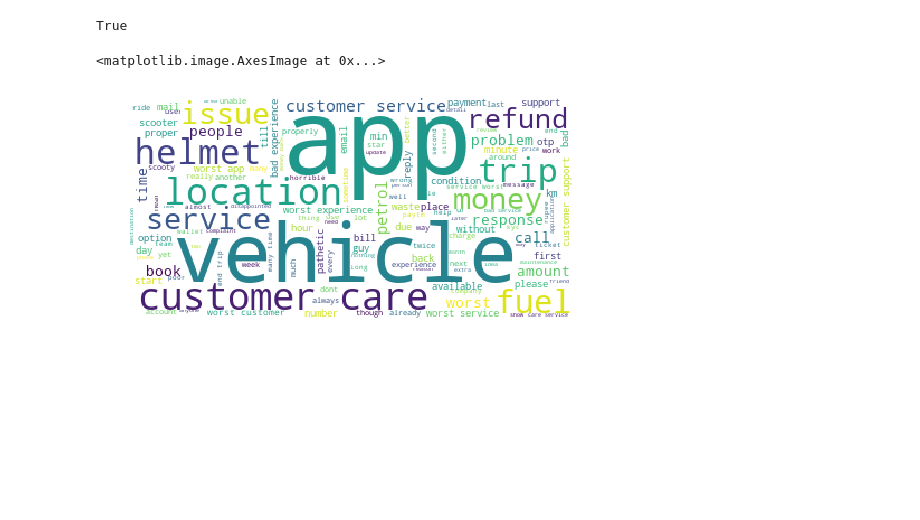
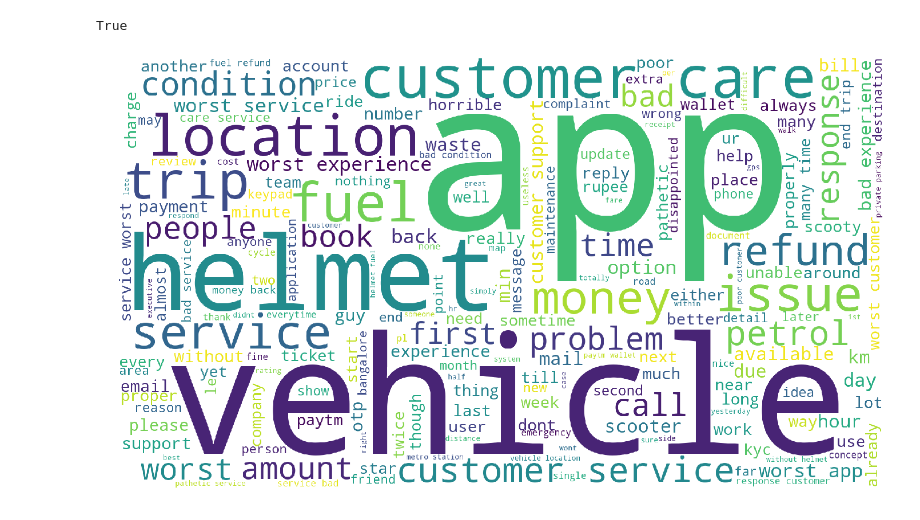
Before and after one commit to brontominds/bounce_demand, a Jupyter notebook: Combine_WordCloud.ipynb, the cells around one changed output. Saved outputs shown, nothing was run; the diff lists cells and outputs as text; code cells hidden in the pictures; blank space fills up the shorter version.

Commit message:
Changes by anupam to have higher resolution images

```diff
--- a/Combine_WordCloud.ipynb
+++ b/Combine_WordCloud.ipynb
@@ -20,5 +39,5 @@ df.head()
 # %%
-neg=df[(df['Rating'] == 'Rated 1 stars out of five stars') | (df['Rating'] == 'Rated 2 stars out of five stars')|(df['Rating']=='Rated  stars out of five stars')]
+neg=df[(df['Rating'] == 'Rated 1 stars out of five stars') | (df['Rating'] == 'Rated 2 stars out of five stars')|(df['Rating']=='Rated 3 stars out of five stars')]
 # %%
 from nltk import WordNetLemmatizer
 from nltk.corpus import stopwords
@@ -75,12 +130,11 @@ def get_all_processed_texts(texts, lemmatizer, translate_table, stopwords):
     #very_processed_texts = replace_bitrigrams(processed_texts, bigrams, trigrams)
     return " ".join(processed_texts)
 # %%
-wordcloud = WordCloud(background_color="white").\
+wordcloud = WordCloud(background_color="white", width=1920, height=1080).\
     generate(get_all_processed_texts(neg["ReviewTextFull"], wordnet_lemmatizer, translate_table, stop))
-Final=plt.figure(figsize=(8, 5))
+final=plt.figure(figsize=(24, 15))
 plt.axis("off")
 plt.imshow(wordcloud)
-final.savefig('Final_Cloud.png')
+final.savefig('Cloud_Single.png')
 # %% [output]
-<matplotlib.image.AxesImage at 0x...>
-[figure, old version]
+[figure, new version]
```
Also changed, not shown: parts of 6 cells of this notebook.
